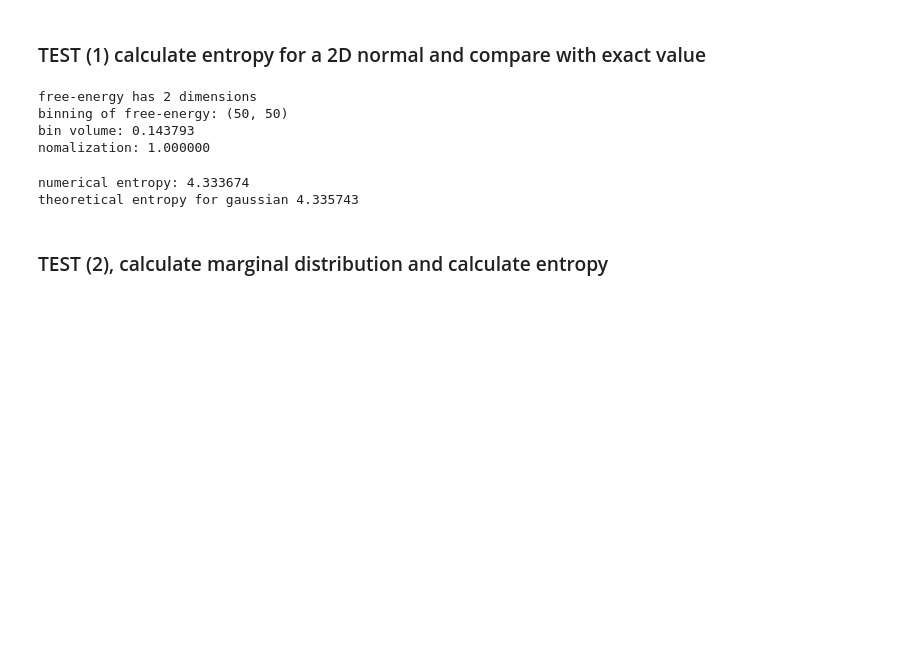
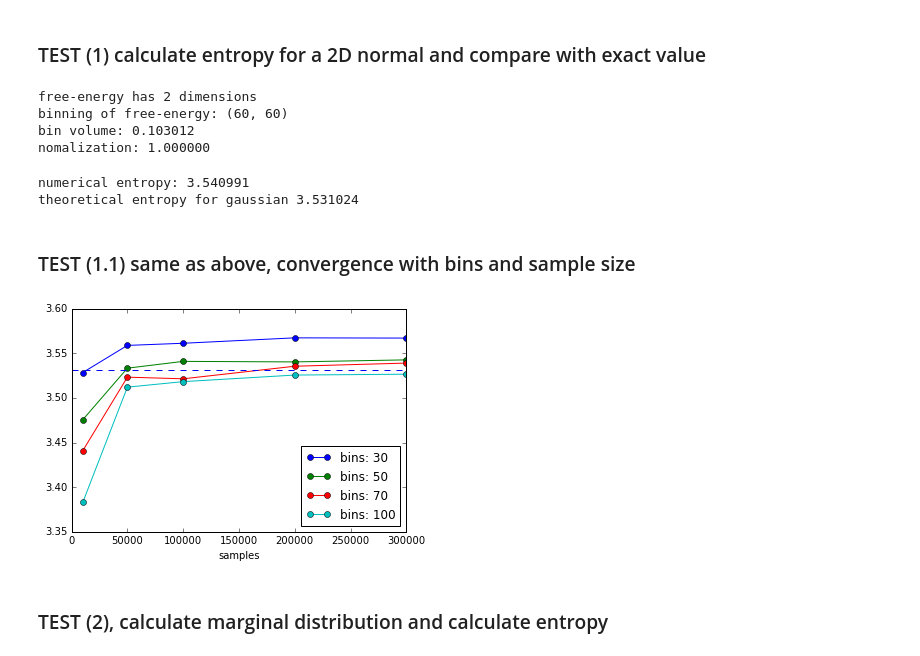
Before and after one commit to dprovasi/testsystems, a Jupyter notebook: Untitled2.ipynb, the cells around one changed output. Saved outputs shown, nothing was run; the diff lists cells and outputs as text; code cells hidden in the pictures; blank space fills up the shorter version.

Commit message:
some more tests

```diff
--- a/Untitled2.ipynb
+++ b/Untitled2.ipynb
@@ -19,7 +19,7 @@ class free_energy(object):
     free-energy for arbirary dimensions
     """
 
-    def read(self, filename=None, table=None, kT=1):
+    def read(self, filename=None, table=None, kT=1, verbose=True):
         """
         reads a file with cv1 cv2 cv3 ... fes
         or uses a table in the same format
@@ -56,7 +56,8 @@ class free_energy(object):
         p1 = p0/(p0.sum()*self.volume)
         self.prob = p1
         self.kT = kT
-        self.describe()
+
+        if verbose: self.describe()
 
     def describe(self):
         print("free-energy has %d dimensions"%self.dim)
@@ -97,6 +98,24 @@ class free_energy(object):
         fmarg.volume = new_bin_vol
         fmarg.edges = new_edges
         return fmarg
+
+    def plot(self,dims, show=True, **kwargs):
+        """
+        plot 1d or 2d free-energyies
+        """
+        if isinstance(dims,int): dims = [dims]
+        assert len(dims)<3
+        if len(dims)==1:
+            f1 = self.marginalise(dims)
+            plt.plot(f1.edges[0],f1.fes,**kwargs)
+            if(show): plt.show()
+        if len(dims)==2:
+            f2 = self.marginalise(dims)
+            #plt.imshow(f2.fes,interpolation='None', **kwargs)
+            plt.contourf(f2.edges[0],
+                       f2.edges[1],
+                       f2.fes, **kwargs)
+            if(show): plt.show()
 # %% [markdown]
 ### define some information measures
 # %%
@@ -168,9 +187,9 @@ def gaussian_entropy(cov_):
 ### TEST (1) calculate entropy for a 2D normal and compare with exact value
 # %%
 ## genrate sample free-energy for testing
-cov_ = np.array([[10,0],[0,2]])
+cov_ = np.array([[10,4],[4,2]])
 np.linalg.matrix_rank(cov_)
-tab1 = multinormal(cov_,nsample_=300000,nbins_=50)
+tab1 = multinormal(cov_,nsample_=300000,nbins_=60)
 
 f0 =free_energy()
 f0.read(table=tab1)
@@ -178,15 +197,37 @@ f0.read(table=tab1)
 # or read from file: np.savetxt('fes1',tab1); f0.read('fes1')
 # %% [output]
 free-energy has 2 dimensions
-binning of free-energy: (50, 50)
-bin volume: 0.143793
+binning of free-energy: (60, 60)
+bin volume: 0.103012
 nomalization: 1.000000
 # %%
 print("numerical entropy: %f"% f0.H())
 print("theoretical entropy for gaussian %f" % gaussian_entropy(cov_))
 # %% [output]
-numerical entropy: 4.333674
-theoretical entropy for gaussian 4.335743
+numerical entropy: 3.540991
+theoretical entropy for gaussian 3.531024
+# %% [markdown]
+### TEST (1.1) same as above, convergence with bins and sample size
+# %%
+## try for different bin and sample size
+nbins_list = [30,50,70,100]
+nsamples_list = np.array([10,50,100,200,300])*1000
+for nbins in nbins_list:
+    nh=[]
+    for nsamples in nsamples_list:
+        fs =free_energy()
+        fs.read(
+            table=multinormal(cov_,nsample_=nsamples,nbins_=nbins),
+            verbose=False
+        )
+        nh.append(fs.H())
+    plt.plot(nsamples_list,nh,label='bins: %d'%nbins,marker='o')
+plt.xlabel("samples")
+plt.axhline(y = gaussian_entropy(cov_), linestyle='--')
+plt.legend(loc=4)
+plt.show()
+# %% [output]
+[figure, added]
 # %% [markdown]
 ### TEST (2), calculate marginal distribution and calculate entropy
 # %%
```
Also changed, not shown: parts of 4 cells of this notebook.
